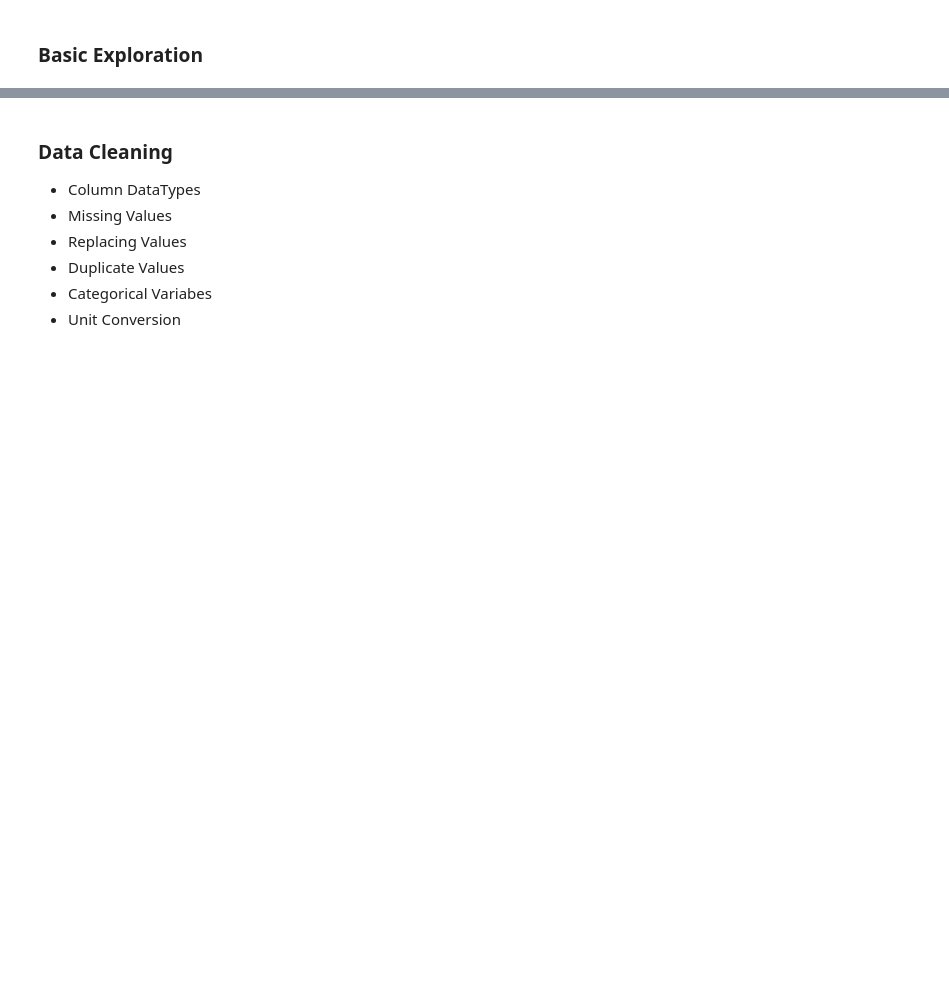
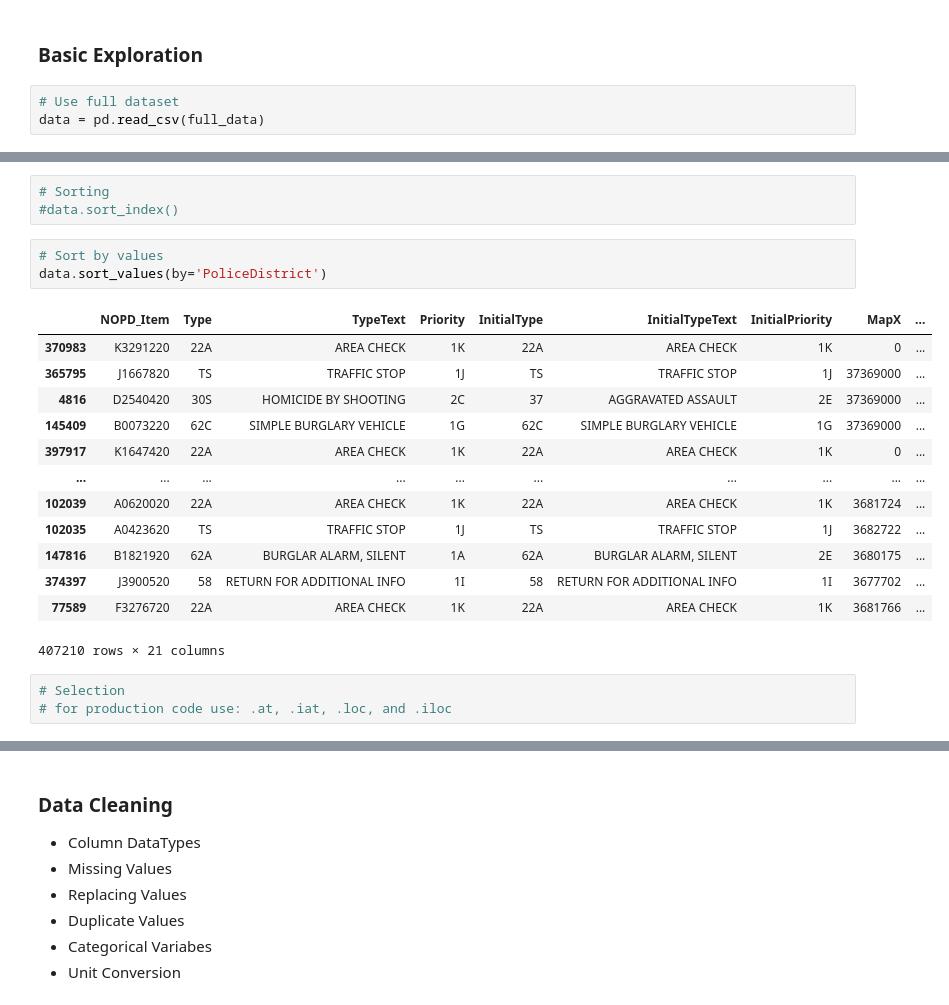
Before and after one commit to jkgerig/python-eda-refresher, a Jupyter notebook: Data_Analysis.ipynb, the cells around one changed output, grey strips where cells are left out. Cells and saved outputs as stored; diff of their text form; blank space fills up the shorter version.

```diff
--- a/Data_Analysis.ipynb
+++ b/Data_Analysis.ipynb
@@ -178,3 +178,6 @@ data.head()
 | 4 | South Africa | Pretoria | 1.221 | 52.98 |
 # %% [markdown]
 ### Basic Exploration
+# %%
+# Use full dataset
+data = pd.read_csv(full_data)
@@ -180,0 +234,23 @@ data.head()
+# %%
+# Sorting
+#data.sort_index()
+# %%
+# Sort by values
+data.sort_values(by='PoliceDistrict')
+# %% [output]
+|  | NOPD_Item | Type | TypeText | Priority | InitialType | InitialTypeText | InitialPriority | MapX | ... |
+| 370983 | K3291220 | 22A | AREA CHECK | 1K | 22A | AREA CHECK | 1K | 0 | ... |
+| 365795 | J1667820 | TS | TRAFFIC STOP | 1J | TS | TRAFFIC STOP | 1J | 37369000 | ... |
+| 4816 | D2540420 | 30S | HOMICIDE BY SHOOTING | 2C | 37 | AGGRAVATED ASSAULT | 2E | 37369000 | ... |
+| 145409 | B0073220 | 62C | SIMPLE BURGLARY VEHICLE | 1G | 62C | SIMPLE BURGLARY VEHICLE | 1G | 37369000 | ... |
+| 397917 | K1647420 | 22A | AREA CHECK | 1K | 22A | AREA CHECK | 1K | 0 | ... |
+| ... | ... | ... | ... | ... | ... | ... | ... | ... | ... |
+| 102039 | A0620020 | 22A | AREA CHECK | 1K | 22A | AREA CHECK | 1K | 3681724 | ... |
+| 102035 | A0423620 | TS | TRAFFIC STOP | 1J | TS | TRAFFIC STOP | 1J | 3682722 | ... |
+| 147816 | B1821920 | 62A | BURGLAR ALARM, SILENT | 1A | 62A | BURGLAR ALARM, SILENT | 2E | 3680175 | ... |
+| 374397 | J3900520 | 58 | RETURN FOR ADDITIONAL INFO | 1I | 58 | RETURN FOR ADDITIONAL INFO | 1I | 3677702 | ... |
+| 77589 | F3276720 | 22A | AREA CHECK | 1K | 22A | AREA CHECK | 1K | 3681766 | ... |
+407210 rows × 21 columns
+# %%
+# Selection
+# for production code use: .at, .iat, .loc, and .iloc
```
Also changed, not shown: parts of 9 cells of this notebook.
